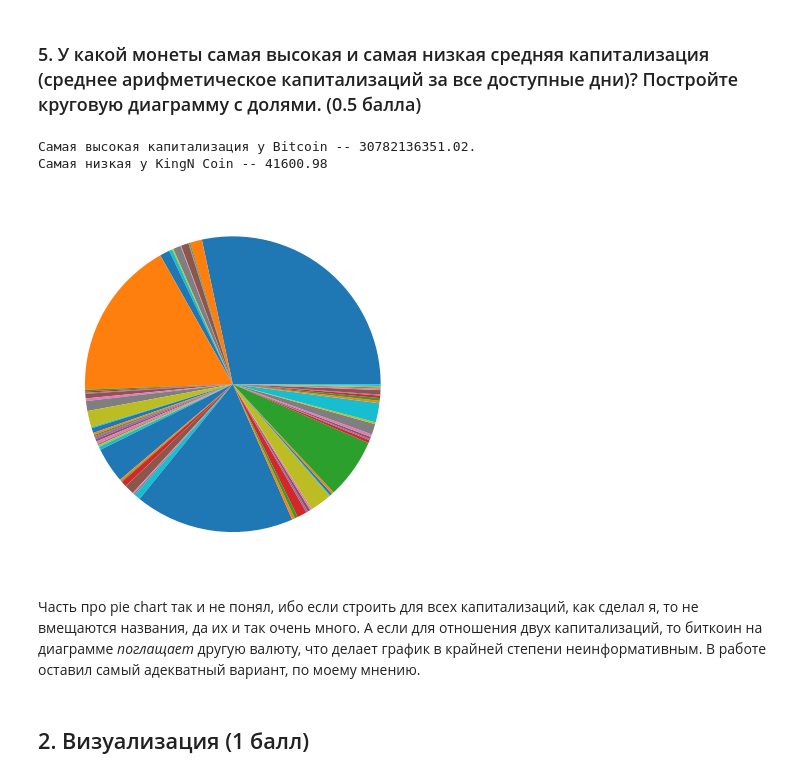
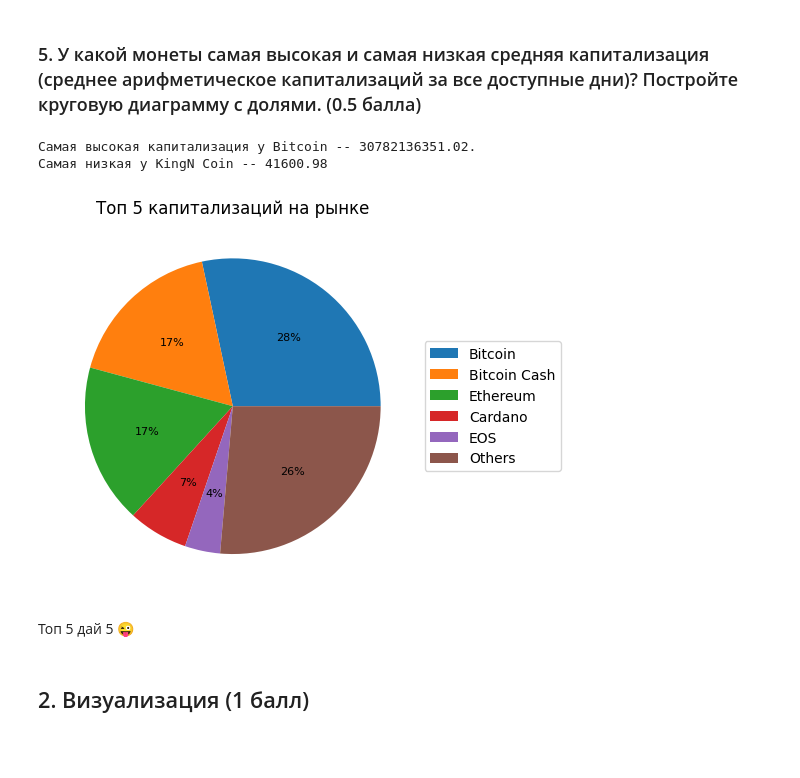
Before and after one commit to Chechetkin-Alex/lab_work_2023, a Jupyter notebook: lab_work.ipynb, the cells around one changed output. Saved outputs shown, nothing was run; the diff lists cells and outputs as text; code cells hidden in the pictures; blank space fills up the shorter version.

```diff
--- a/lab_work.ipynb
+++ b/lab_work.ipynb
@@ -132,28 +132,38 @@ coins.loc[coins["price"] == coins["price"].max(), ["name", "price"]]
 # %%
 plt.style.use("default")
 
 currencies = coins["name"].unique()
 capitalization = dict()
 for coin in currencies:
   capitalization[coin] = coins[coins["name"] == coin]["market"].mean()
 
 top = max(capitalization, key=capitalization.get)
 loser = min(capitalization, key=capitalization.get)
 
 print(f"Самая высокая капитализация у {top} -- {capitalization[top]:.2f}.\n\
 Самая низкая у {loser} -- {capitalization[loser]:.2f}\n")
 
-plt.pie(
-    capitalization.values()
-)
+top_capitalizations = dict(sorted(capitalization.items(), key=lambda item: item[1], reverse=True)[:5])
+
+others = sum(capitalization.values()) - sum(top_capitalizations.values())
+top_capitalizations["Others"] = others
+
+labels = list(top_capitalizations.keys())
+values = list(top_capitalizations.values())
+
+plt.pie(values, autopct='%1.0f%%', textprops={'fontsize': 8})
+
+plt.legend(labels, loc='center left', bbox_to_anchor=(1, 0.5))
+
+plt.title('Топ 5 капитализаций на рынке')
 
 plt.show()
 # %% [output]
 Самая высокая капитализация у Bitcoin -- 30782136351.02.
 Самая низкая у KingN Coin -- 41600.98
-[figure, old version]
+[figure, new version]
-# %% [markdown]
-Часть про pie chart так и не понял, ибо если строить для всех капитализаций, как сделал я, то не вмещаются названия, да их и так очень много. А если для отношения двух капитализаций, то биткоин на диаграмме *поглащает* другую валюту, что делает график в крайней степени неинформативным. В работе оставил самый адекватный вариант, по моему мнению.
+# %% [markdown]
+Топ 5 дай 5 😜
 # %% [markdown]
 ## 2. Визуализация (1 балл)
 # %% [markdown]
```
Also changed, not shown: parts of 1 cell of this notebook.
